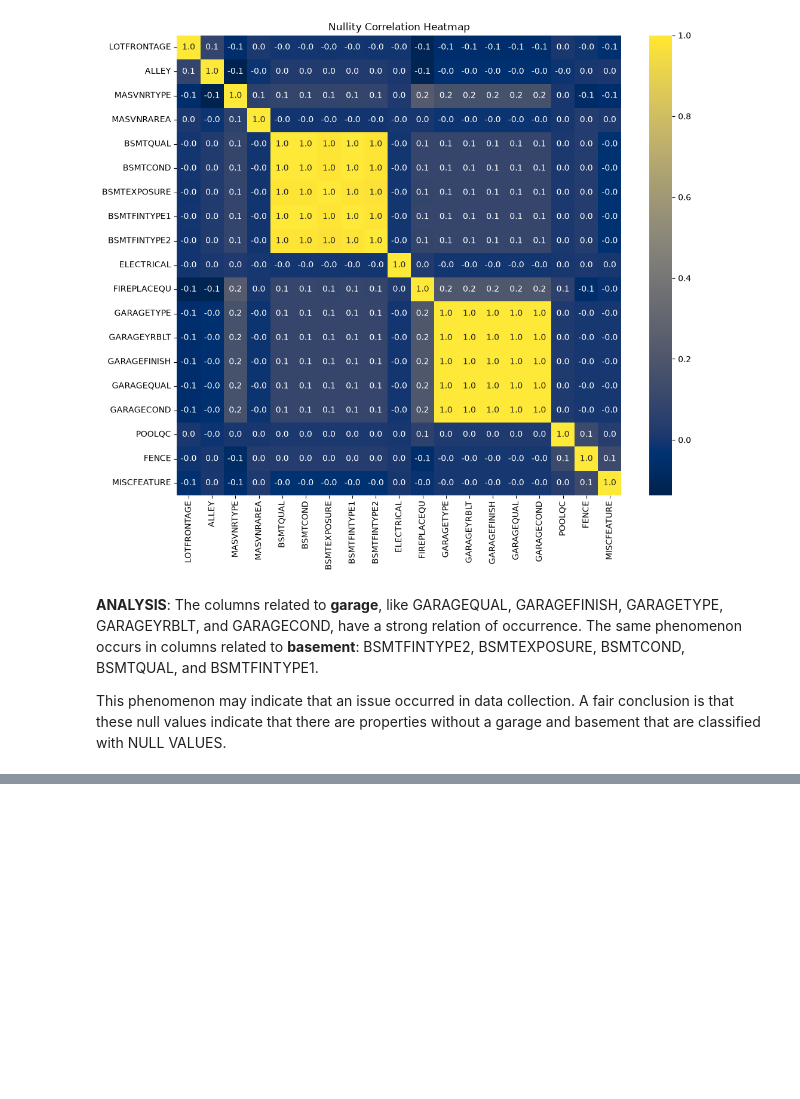
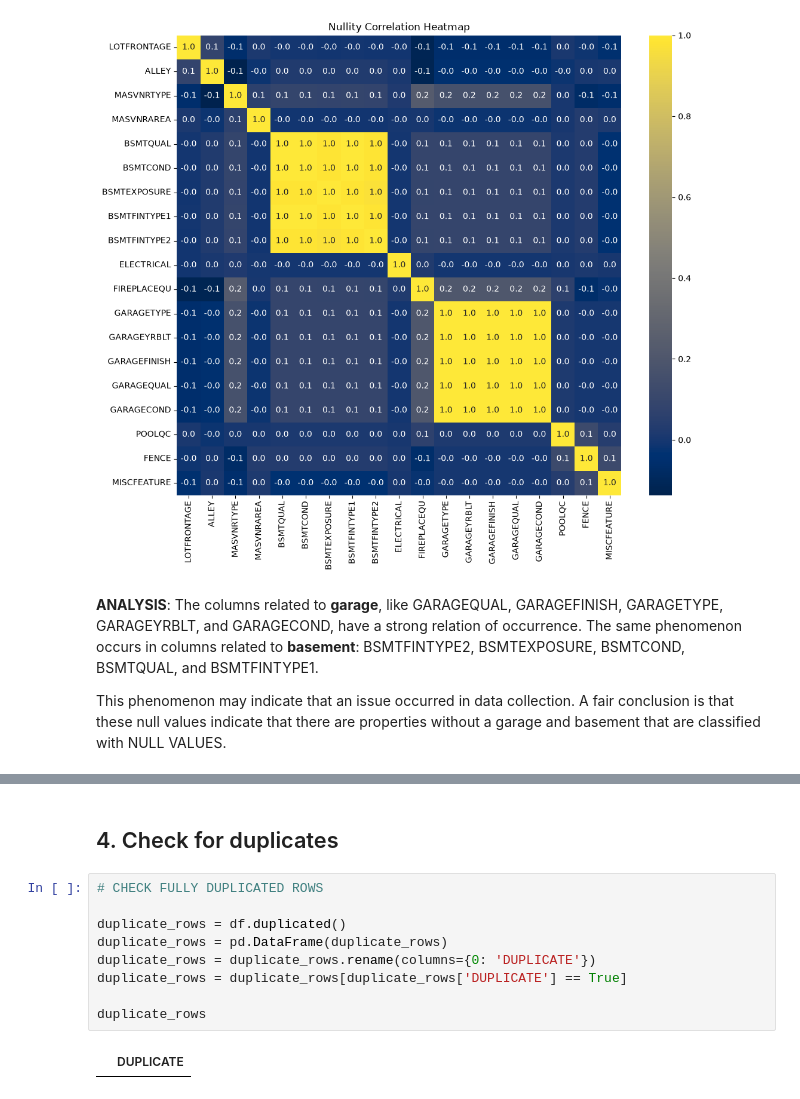
Before and after one commit to lucasamtaylor01/KaggleGettingStarted, a Jupyter notebook: 02_HOUSING_PRICES/noteboks/01_cleaning_for_eda.ipynb, the cells around one changed output, grey strips where cells are left out. Saved outputs shown, nothing was run; the diff lists cells and outputs as text; blank space fills up the shorter version.

Commit message:
feat: check duplicates and invalid string values
- Check fully duplicated rows
- Check fully duplicated ids
- Check for invalid values of string columns

```diff
--- a/02_HOUSING_PRICES/noteboks/01_cleaning_for_eda.ipynb
+++ b/02_HOUSING_PRICES/noteboks/01_cleaning_for_eda.ipynb
@@ -221,0 +248,13 @@ Name: count, dtype: int64
+# %% [markdown]
+## 4. Check for duplicates
+# %%
+# CHECK FULLY DUPLICATED ROWS
+
+duplicate_rows = df.duplicated()
+duplicate_rows = pd.DataFrame(duplicate_rows)
+duplicate_rows = duplicate_rows.rename(columns={0: 'DUPLICATE'})
+duplicate_rows = duplicate_rows[duplicate_rows['DUPLICATE'] == True]
+
+duplicate_rows
+# %% [output]
+|  | DUPLICATE |
```
Also changed, not shown: parts of 7 cells of this notebook, 1 other file.
